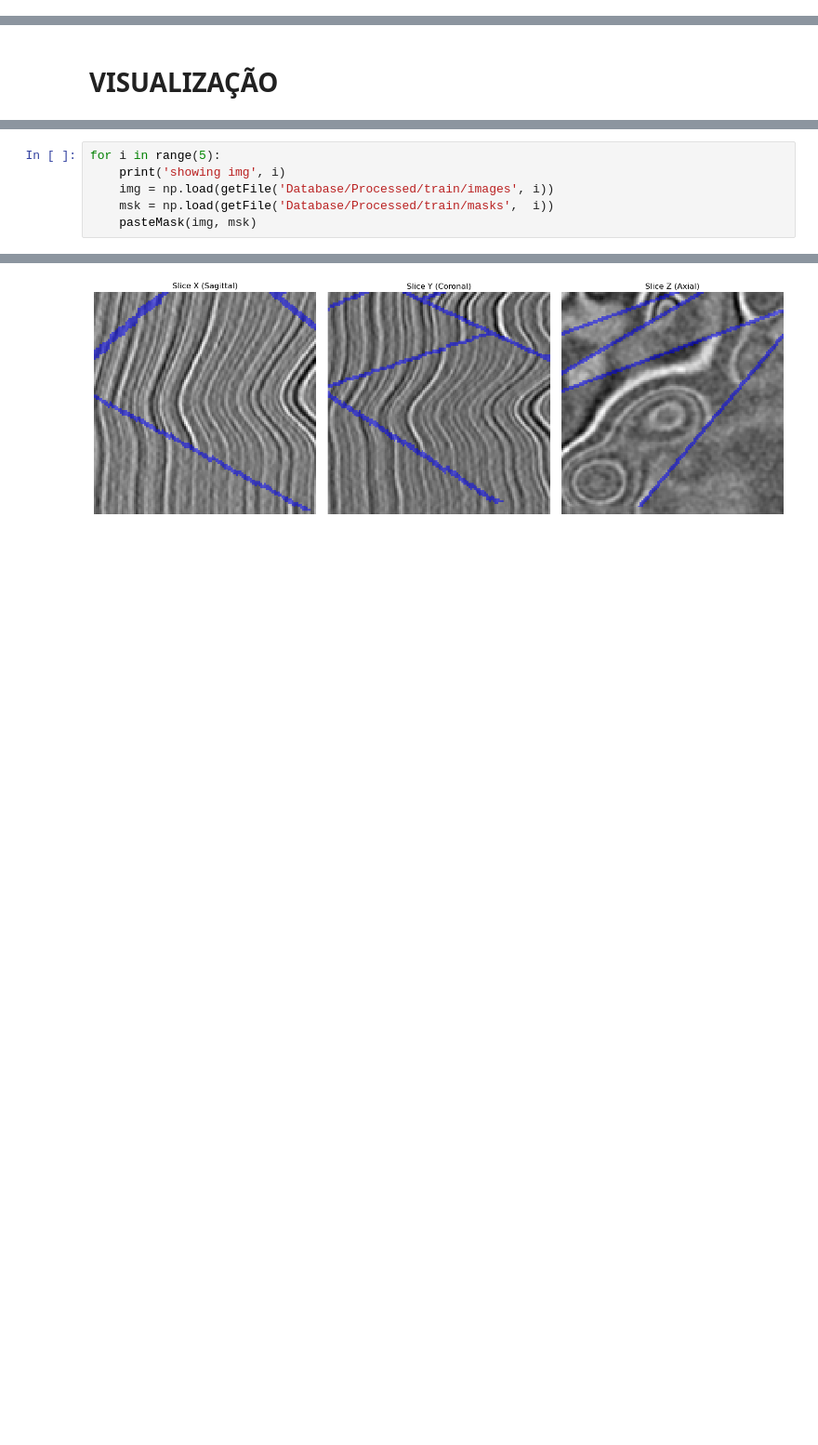
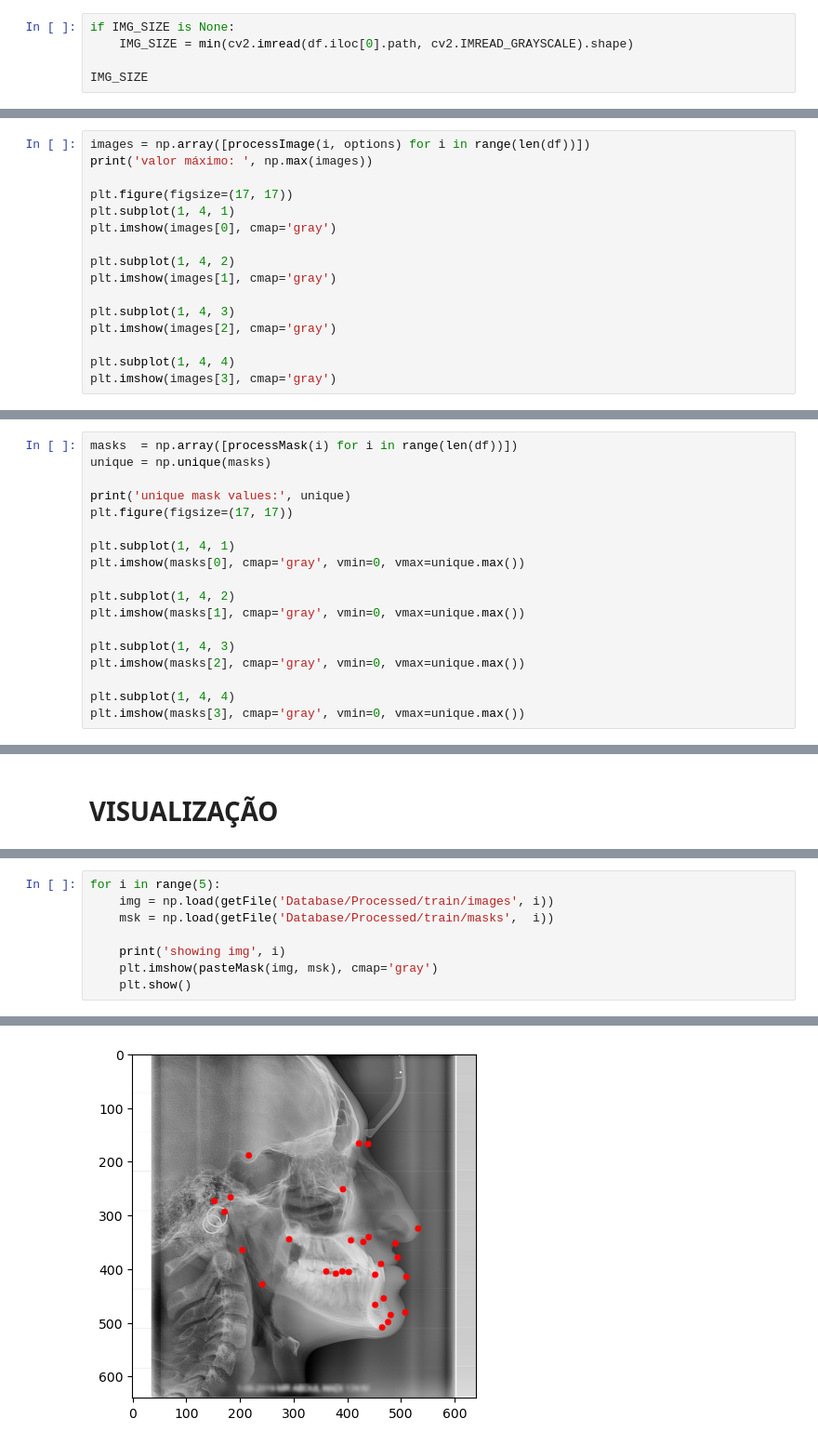
Before and after one commit to KlaussMarchi/Falhas, a Jupyter notebook: Task/logs/1 - Processing_out.ipynb, the cells around one changed output, grey strips where cells are left out. Shown at 93% size. Cells and saved outputs as stored; diff of their text form; blank space fills up the shorter version.

```diff
--- a/Task/logs/1 - Processing_out.ipynb
+++ b/Task/logs/1 - Processing_out.ipynb
@@ -56,0 +77,5 @@ False
+# %%
+if IMG_SIZE is None:
+    IMG_SIZE = min(cv2.imread(df.iloc[0].path, cv2.IMREAD_GRAYSCALE).shape)
+
+IMG_SIZE
@@ -56,0 +181,16 @@ False
+# %%
+images = np.array([processImage(i, options) for i in range(len(df))])
+print('valor máximo: ', np.max(images))
+
+plt.figure(figsize=(17, 17))
+plt.subplot(1, 4, 1)
+plt.imshow(images[0], cmap='gray')
+
+plt.subplot(1, 4, 2)
+plt.imshow(images[1], cmap='gray')
+
+plt.subplot(1, 4, 3)
+plt.imshow(images[2], cmap='gray')
+
+plt.subplot(1, 4, 4)
+plt.imshow(images[3], cmap='gray')
@@ -56,0 +201,18 @@ False
+# %%
+masks  = np.array([processMask(i) for i in range(len(df))])
+unique = np.unique(masks)
+
+print('unique mask values:', unique)
+plt.figure(figsize=(17, 17))
+
+plt.subplot(1, 4, 1)
+plt.imshow(masks[0], cmap='gray', vmin=0, vmax=unique.max())
+
+plt.subplot(1, 4, 2)
+plt.imshow(masks[1], cmap='gray', vmin=0, vmax=unique.max())
+
+plt.subplot(1, 4, 3)
+plt.imshow(masks[2], cmap='gray', vmin=0, vmax=unique.max())
+
+plt.subplot(1, 4, 4)
+plt.imshow(masks[3], cmap='gray', vmin=0, vmax=unique.max())
@@ -164,10 +457,12 @@ data
 # %%
 for i in range(5):
-    print('showing img', i)
     img = np.load(getFile('Database/Processed/train/images', i))
     msk = np.load(getFile('Database/Processed/train/masks',  i))
-    pasteMask(img, msk)
+
+    print('showing img', i)
+    plt.imshow(pasteMask(img, msk), cmap='gray')
+    plt.show()
 # %% [output]
 showing img 0
-[figure, old version]
+[figure, new version]
 showing img 1
```
Also changed, not shown: parts of 32 cells of this notebook, 16 other files.
